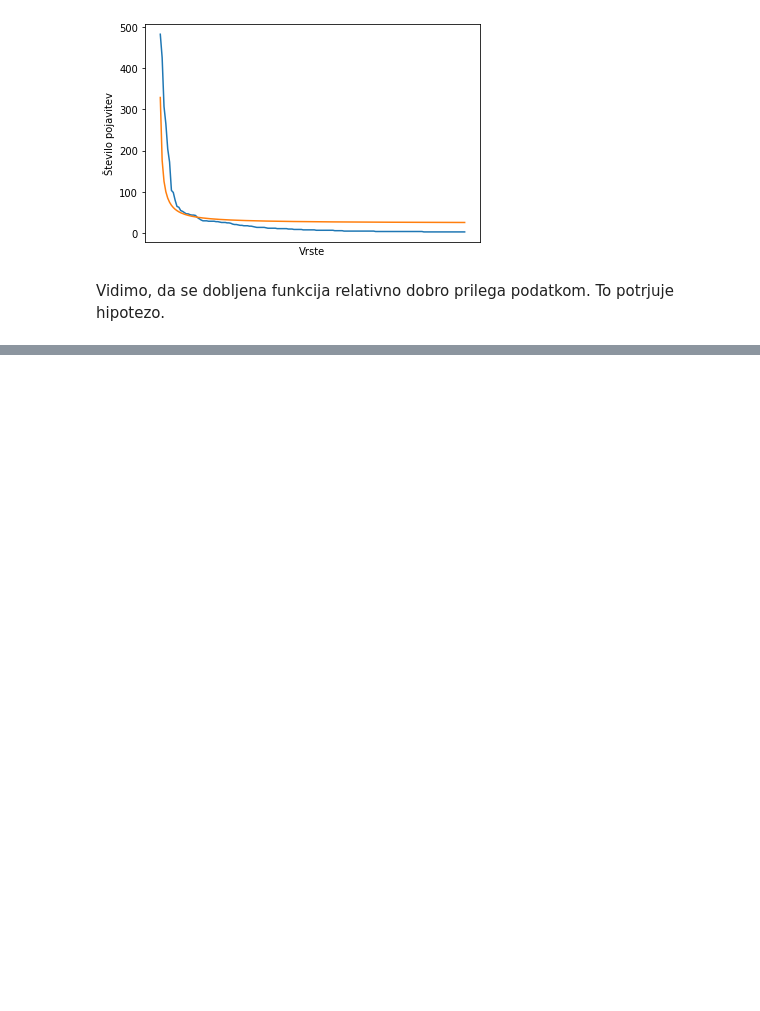
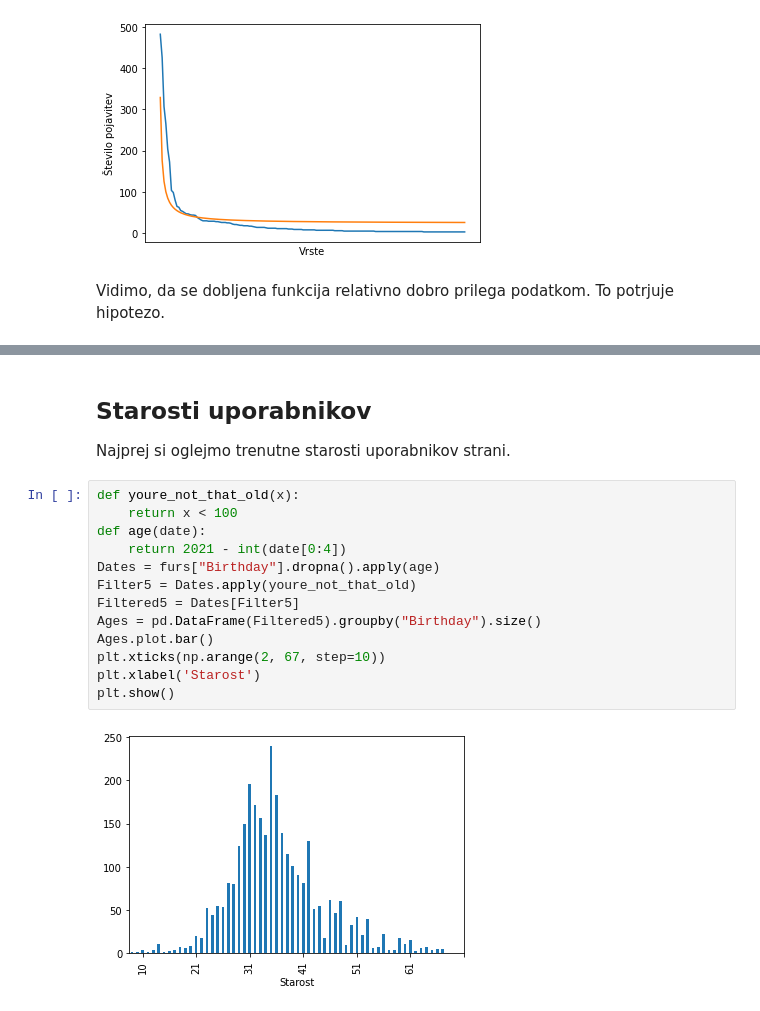
Before and after one commit to TimonNajdovski/Analiza-Furryjev, a Jupyter notebook: analiza_furs.ipynb, the cells around one changed output, grey strips where cells are left out. Cells and saved outputs as stored; diff of their text form; blank space fills up the shorter version.

```diff
--- a/analiza_furs.ipynb
+++ b/analiza_furs.ipynb
@@ -134,0 +201,18 @@ dtype: int64
+# %% [markdown]
+## Starosti uporabnikov
+Najprej si oglejmo trenutne starosti uporabnikov strani.
+# %%
+def youre_not_that_old(x):
+    return x < 100
+def age(date):
+    return 2021 - int(date[0:4])
+Dates = furs["Birthday"].dropna().apply(age)
+Filter5 = Dates.apply(youre_not_that_old)
+Filtered5 = Dates[Filter5]
+Ages = pd.DataFrame(Filtered5).groupby("Birthday").size()
+Ages.plot.bar()
+plt.xticks(np.arange(2, 67, step=10))
+plt.xlabel('Starost')
+plt.show()
+# %% [output]
+[figure, added]
```
Also changed, not shown: parts of 19 cells of this notebook.
